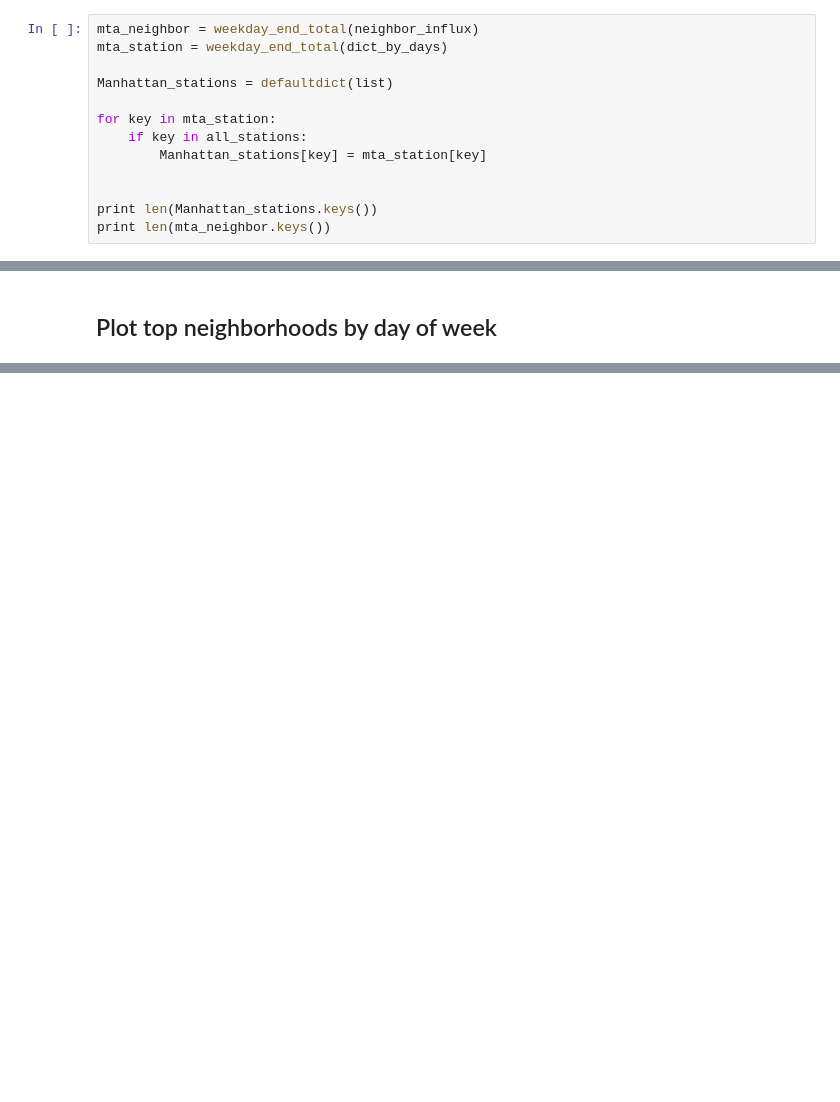
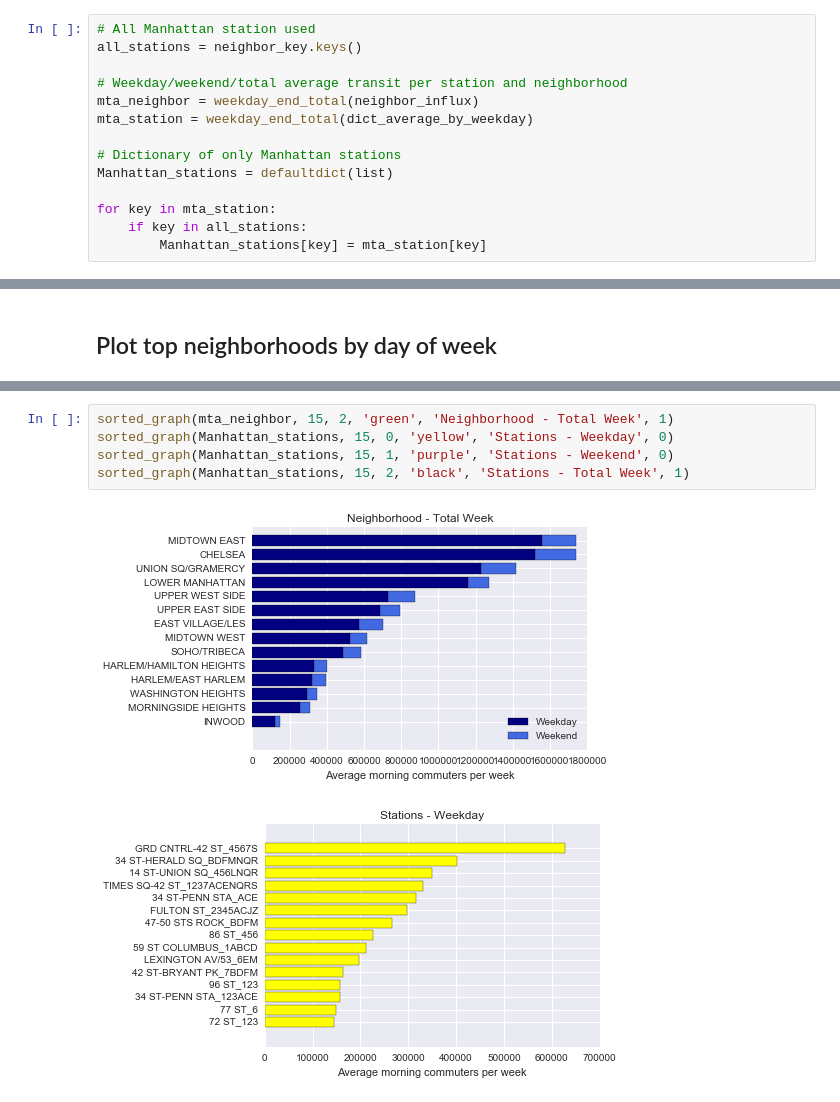
Before and after one commit to ssaleh2/benson-six, a Jupyter notebook: 01-benson.ipynb, the cells around one changed output, grey strips where cells are left out. Cells and saved outputs as stored; diff of their text form; blank space fills up the shorter version.

```diff
--- a/01-benson.ipynb
+++ b/01-benson.ipynb
@@ -226,13 +266,14 @@ def weekday_end_total(dic):
 # %%
+# All Manhattan station used
+all_stations = neighbor_key.keys()
+
+# Weekday/weekend/total average transit per station and neighborhood
 mta_neighbor = weekday_end_total(neighbor_influx)
-mta_station = weekday_end_total(dict_by_days)
+mta_station = weekday_end_total(dict_average_by_weekday)
 
+# Dictionary of only Manhattan stations
 Manhattan_stations = defaultdict(list)
 
 for key in mta_station:
     if key in all_stations:
         Manhattan_stations[key] = mta_station[key]
-
-
-print len(Manhattan_stations.keys())
-print len(mta_neighbor.keys())
@@ -336,0 +354,8 @@ def neighborhood_top_stations(neighborhood, station_neighbor, mta_stations):
+# %%
+sorted_graph(mta_neighbor, 15, 2, 'green', 'Neighborhood - Total Week', 1)
+sorted_graph(Manhattan_stations, 15, 0, 'yellow', 'Stations - Weekday', 0)
+sorted_graph(Manhattan_stations, 15, 1, 'purple', 'Stations - Weekend', 0)
+sorted_graph(Manhattan_stations, 15, 2, 'black', 'Stations - Total Week', 1)
+# %% [output]
+[figure, added]
+[figure, added]
```
Also changed, not shown: parts of 52 cells of this notebook.
